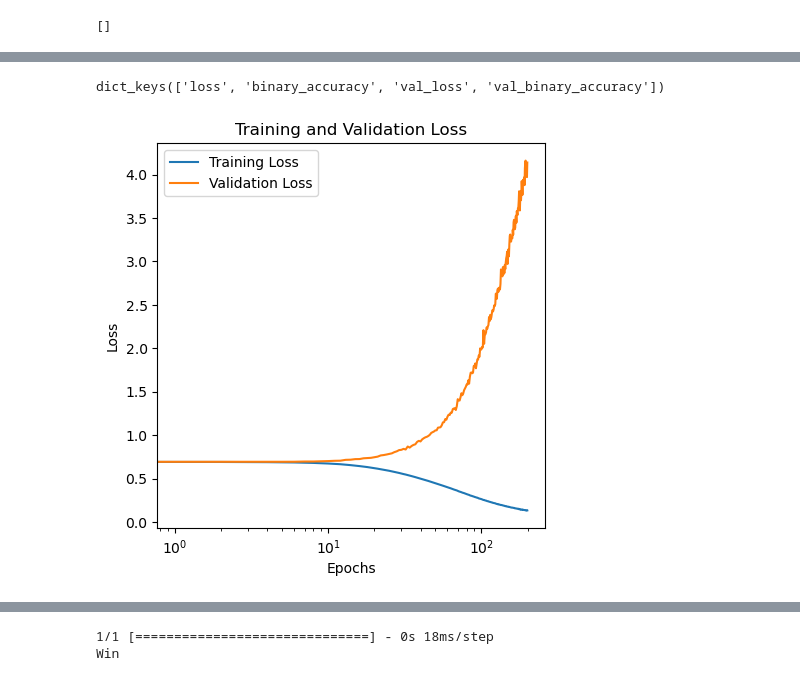
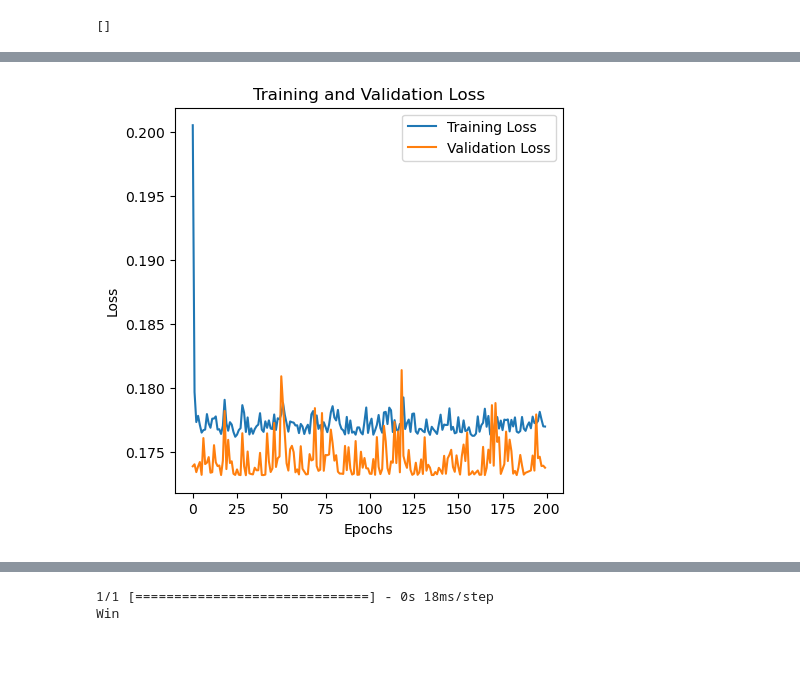
Before and after one commit to fqhd/WinPredictor, a Jupyter notebook: tensorflow.ipynb, the cells around one changed output, grey strips where cells are left out. Drawn from its saved outputs; the diff is of its cells as text; code cells hidden in the pictures; blank space fills up the shorter version.

```diff
--- a/tensorflow.ipynb
+++ b/tensorflow.ipynb
@@ -16,7 +17,7 @@ print(tf.config.list_physical_devices('GPU'))
 []
 # %%
 # Constants
-BATCH_SIZE = 64
+BATCH_SIZE = 32
 LR = 1e-4
 # %%
 # Load training data
@@ -42,3 +47 @@ def create_model():
     return model
-# %%
-model = create_model()
@@ -67,4 +47,0 @@ _________________________________________________________________
-# %%
-loss = losses.BinaryCrossentropy(from_logits=True)
-optimizer = optimizers.Adam(learning_rate=LR)
-model.compile(loss=loss, optimizer=optimizer, metrics=[tf.metrics.BinaryAccuracy()])
@@ -71,4 +95,4 @@ model.compile(loss=loss, optimizer=optimizer, metrics=[tf.metrics.BinaryAccuracy
 # %%
-history = model.fit(train_x, train_y, batch_size=BATCH_SIZE, validation_split=0.1, epochs=200)
+history = model.fit(train_x, train_y, batch_size=BATCH_SIZE, validation_split=0.01, epochs=200, verbose=1)
 # %% [output]
 Epoch 1/200
@@ -91,18 +115,13 @@ Epoch 200/200
 # %%
 history_dict = history.history
-# %%
-history_dict.keys()
-# %% [output]
-dict_keys(['loss', 'binary_accuracy', 'val_loss', 'val_binary_accuracy'])
 # %%
 plt.figure(figsize=(5, 5))
 plt.plot(history_dict['loss'], label='Training Loss')
 plt.plot(history_dict['val_loss'], label='Validation Loss')
 plt.title('Training and Validation Loss')
 plt.xlabel('Epochs')
-plt.xscale('log')
 plt.ylabel('Loss')
 plt.legend()
 plt.show()
 # %% [output]
-[figure, old version]
+[figure, new version]
```
Also changed, not shown: parts of 9 cells of this notebook, 1 other file.
